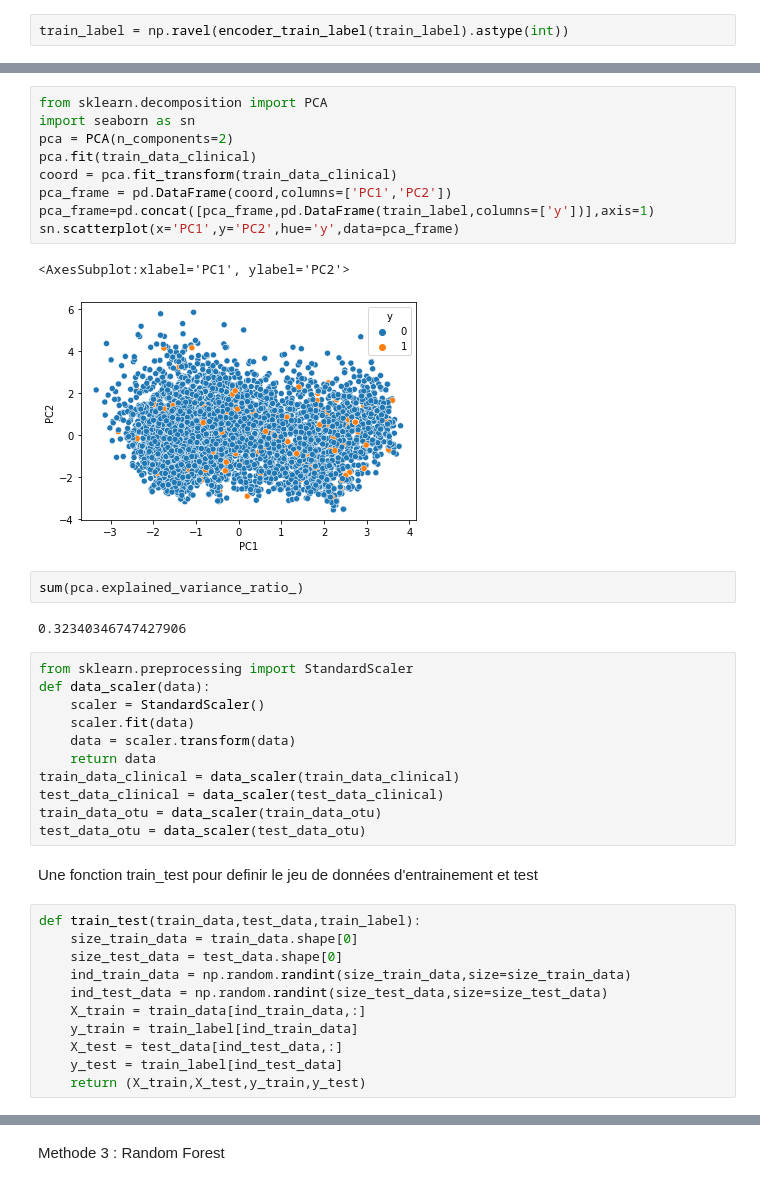
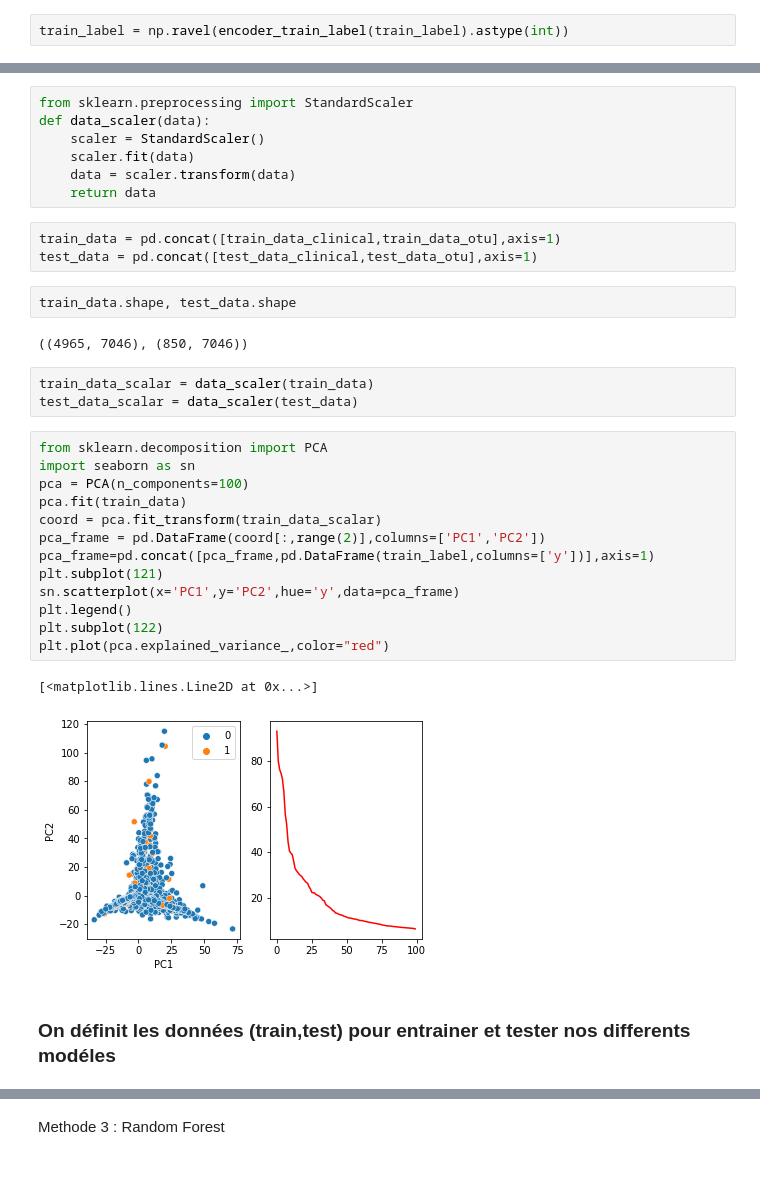
Before and after one commit to HadramiNdoye/Devoir_1_fouille_texte, a Jupyter notebook: Devoir_1.ipynb, the cells around one changed output, grey strips where cells are left out. Cells and saved outputs as stored; diff of their text form.

```diff
--- a/Devoir_1.ipynb
+++ b/Devoir_1.ipynb
@@ -131,22 +133,6 @@ plt.bar(['0','1'],h,color=['green','red'],tick_label=['Healthy','IBD'])
 # %% [output]
 <BarContainer object of 2 artists>
 [figure]
-# %%
-from sklearn.decomposition import PCA
-import seaborn as sn
-pca = PCA(n_components=2)
-pca.fit(train_data_clinical)
-coord = pca.fit_transform(train_data_clinical)
-pca_frame = pd.DataFrame(coord,columns=['PC1','PC2'])
-pca_frame=pd.concat([pca_frame,pd.DataFrame(train_label,columns=['y'])],axis=1)
-sn.scatterplot(x='PC1',y='PC2',hue='y',data=pca_frame)
-# %% [output]
-<AxesSubplot:xlabel='PC1', ylabel='PC2'>
-[figure, removed]
-# %%
-sum(pca.explained_variance_ratio_)
-# %% [output]
-0.32340346747427906
 # %%
 from sklearn.preprocessing import StandardScaler
 def data_scaler(data):
@@ -154,20 +140,31 @@ def data_scaler(data):
     scaler.fit(data)
     data = scaler.transform(data)
     return data
-train_data_clinical = data_scaler(train_data_clinical)
-test_data_clinical = data_scaler(test_data_clinical)
-train_data_otu = data_scaler(train_data_otu)
-test_data_otu = data_scaler(test_data_otu)
+# %%
+train_data = pd.concat([train_data_clinical,train_data_otu],axis=1)
+test_data = pd.concat([test_data_clinical,test_data_otu],axis=1)
+# %%
+train_data.shape, test_data.shape
+# %% [output]
+((4965, 7046), (850, 7046))
+# %%
+train_data_scalar = data_scaler(train_data)
+test_data_scalar = data_scaler(test_data)
+# %%
+from sklearn.decomposition import PCA
+import seaborn as sn
+pca = PCA(n_components=100)
+pca.fit(train_data)
+coord = pca.fit_transform(train_data_scalar)
+pca_frame = pd.DataFrame(coord[:,range(2)],columns=['PC1','PC2'])
+pca_frame=pd.concat([pca_frame,pd.DataFrame(train_label,columns=['y'])],axis=1)
+plt.subplot(121)
+sn.scatterplot(x='PC1',y='PC2',hue='y',data=pca_frame)
+plt.legend()
+plt.subplot(122)
+plt.plot(pca.explained_variance_,color="red")
+# %% [output]
+[<matplotlib.lines.Line2D at 0x...>]
+[figure, added]
 # %% [markdown]
-Une fonction train_test pour definir le jeu de données d'entrainement et test
+### On définit les données (train,test) pour entrainer et tester nos differents modéles
-# %%
-def train_test(train_data,test_data,train_label):
-    size_train_data = train_data.shape[0]
-    size_test_data = test_data.shape[0]
-    ind_train_data = np.random.randint(size_train_data,size=size_train_data)
-    ind_test_data = np.random.randint(size_test_data,size=size_test_data)
-    X_train = train_data[ind_train_data,:]
-    y_train = train_label[ind_train_data]
-    X_test = test_data[ind_test_data,:]
-    y_test = train_label[ind_test_data]
-    return (X_train,X_test,y_train,y_test)
```
Also changed, not shown: parts of 80 cells of this notebook.
